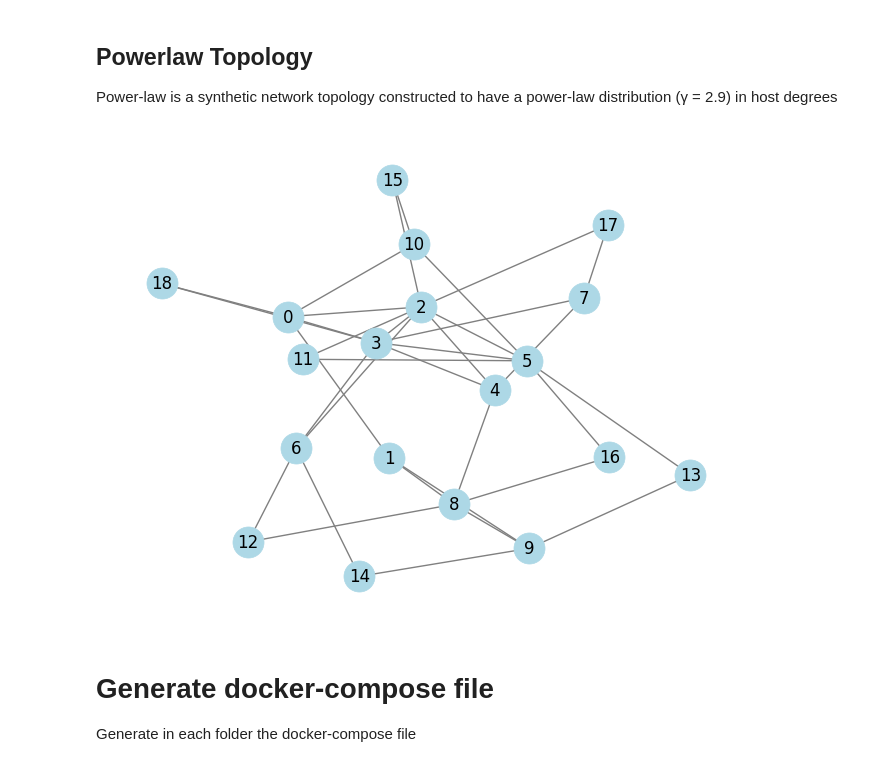
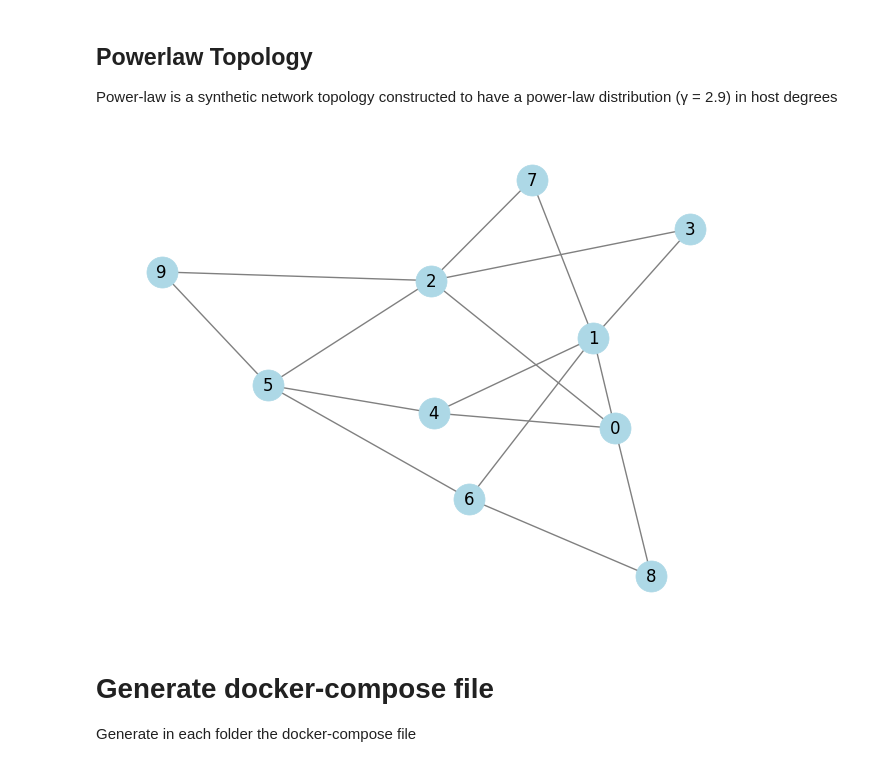
Before and after one commit to fed21/the-price-of-validity, a Jupyter notebook: start.ipynb, the cells around one changed output. Drawn from its saved outputs; the diff is of its cells as text; code cells hidden in the pictures.

```diff
--- a/start.ipynb
+++ b/start.ipynb
@@ -9,0 +28,9 @@ Matplotlib is building the font cache; this may take a moment.
+# %%
+# Url used to connect to message broker
+url_amqp = 'amqps://kstpiasp:UtRFLlT5f2OicdJ6R04uHVni2R2U5tru@rat.rmq2.cloudamqp.com/kstpiasp'
+# Boolean that enable failures
+failures_enabled = False
+# Number of hosts
+hosts = 10
+# c = Number of vectors
+num_vectors = 8
@@ -39,13 +66,0 @@ with open(os.getcwd()+'\\WildFire'+'\\docker-compose.yml', 'w') as file:
-# %%
-# Docker-compose file location
-path_wildfire = os.getcwd()+"\\WildFire"
-path_spanningtree = os.getcwd()+"\\Spanning-Tree"
-path_results = os.getcwd()+"\\results"
-# Hosts
-hosts = 19
-
-# Define the power-law exponent
-gamma = 2.9
-
-# Boolean per testare container che muoiono
-test_kill = False
@@ -101,26 +161,27 @@ Power-law is a synthetic network topology constructed to have a power-law distri
 # %%
 # Create the Barabasi-Albert network => approssimazione della power-law network
 # barabasi_albert_graph function to generate a Barabasi-Albert network with
 # thespecified number of hosts (hosts) and an integer value for the
 # average degree, which is derived from the power-law exponent (gamma).
 # Note that the average degree is rounded down to the nearest integer. per questo da 2.9 a 3
 network = nx.barabasi_albert_graph(hosts, int(gamma))
 
 # Print the network summary
 nx.draw(network, with_labels=True, node_color='lightblue', node_size=500, edge_color='gray', linewidths=0.5)
 plt.savefig(path_wildfire+'\\powerlaw_graph.pdf')
 plt.savefig(path_spanningtree+'\\powerlaw_graph.pdf')
 
 neighbors = []
 for i in network.nodes:
   currneigh = []
   for j in network.neighbors(i):
     currneigh.append(j)
   neighbors.append(currneigh)
 
 neighbors_flatten = list(map(lambda x: transform_list(x), neighbors))
+topology = 'Powerlaw'
 # %% [output]
-[figure, old version]
+[figure, new version]
 # %% [markdown]
 # Generate docker-compose file
 Generate in each folder the docker-compose file
```
Also changed, not shown: parts of 22 cells of this notebook, 29 other files.
